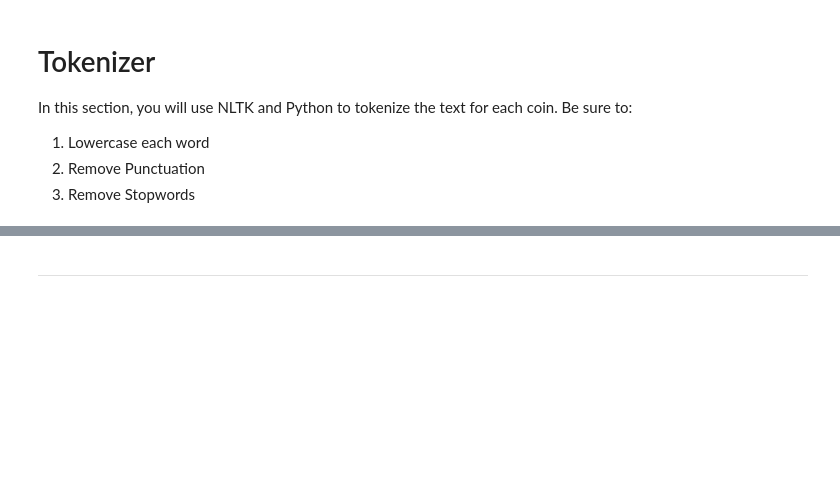
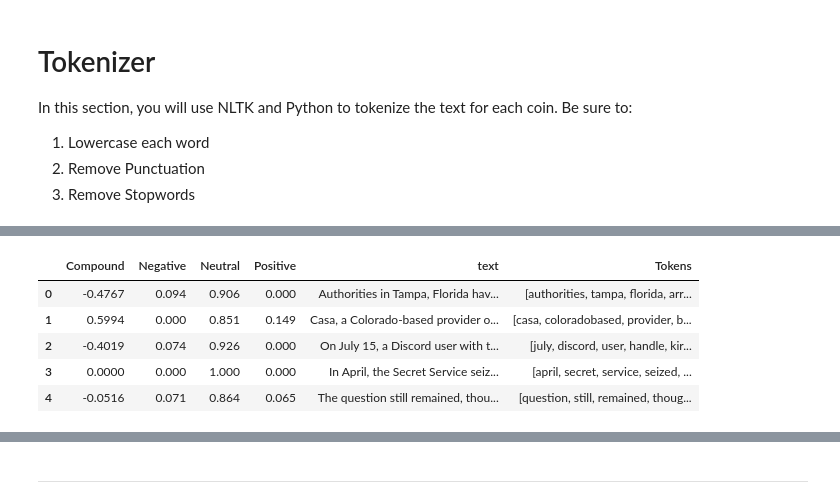
Before and after one commit to Caresir/NLP_cryptocurrency_Sentiment, a Jupyter notebook: crypto_sentiment.ipynb, the cells around one changed output, grey strips where cells are left out. Cells and saved outputs as stored; diff of their text form; code cells hidden in the pictures; blank space fills up the shorter version.

Commit message:
Added the token column of tokenized text to both bitcoin and ethereum df

```diff
--- a/crypto_sentiment.ipynb
+++ b/crypto_sentiment.ipynb
@@ -194,4 +206,5 @@ import re
 # %%
+lemmatizer = WordNetLemmatizer()
 # Complete the tokenizer function
 def tokenizer(text):
     """Tokenizes text."""
@@ -199,11 +212,13 @@ def tokenizer(text):
     # Create a list of the words
 
     # Convert the words to lowercase
-
+    regex = re.sub("[^a-zA-Z ]", '', str(text))
     # Remove the punctuation
-
+    words = word_tokenize(regex)
     # Remove the stop words
-
+    sw = set(stopwords.words('english'))
     # Lemmatize Words into root words
+    lem = [lemmatizer.lemmatize(word) for word in words]
+    tokens = [word.lower() for word in lem if word.lower() not in sw]
 
     return tokens
@@ -229,0 +225,18 @@ def tokenizer(text):
+# %%
+# Create a new tokens column for bitcoin
+bitcoin_tokens = []
+
+for text in bitcoin_df['text']:
+    tokenize = (tokenizer(text))
+    bitcoin_tokens.append({'Tokens': tokenize})
+
+bitcoin_token_df = pd.DataFrame(bitcoin_tokens)
+bitcoin_df['Tokens'] = bitcoin_token_df
+bitcoin_df.head()
+# %% [output]
+|  | Compound | Negative | Neutral | Positive | text | Tokens |
+| 0 | -0.4767 | 0.094 | 0.906 | 0.000 | Authorities in Tampa, Florida hav... | [authorities, tampa, florida, arr... |
+| 1 | 0.5994 | 0.000 | 0.851 | 0.149 | Casa, a Colorado-based provider o... | [casa, coloradobased, provider, b... |
+| 2 | -0.4019 | 0.074 | 0.926 | 0.000 | On July 15, a Discord user with t... | [july, discord, user, handle, kir... |
+| 3 | 0.0000 | 0.000 | 1.000 | 0.000 | In April, the Secret Service seiz... | [april, secret, service, seized, ... |
+| 4 | -0.0516 | 0.071 | 0.864 | 0.065 | The question still remained, thou... | [question, still, remained, thoug... |
```
Also changed, not shown: parts of 11 cells of this notebook.
